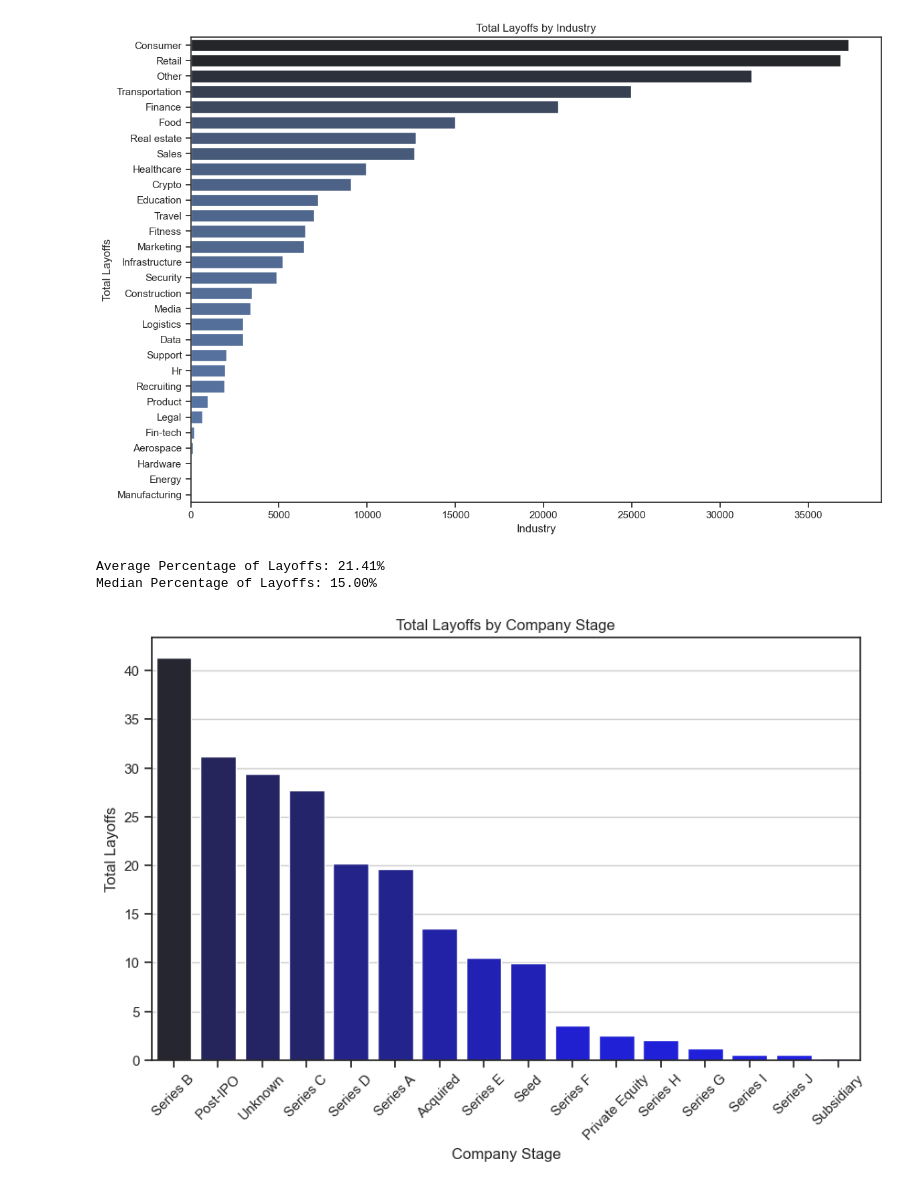
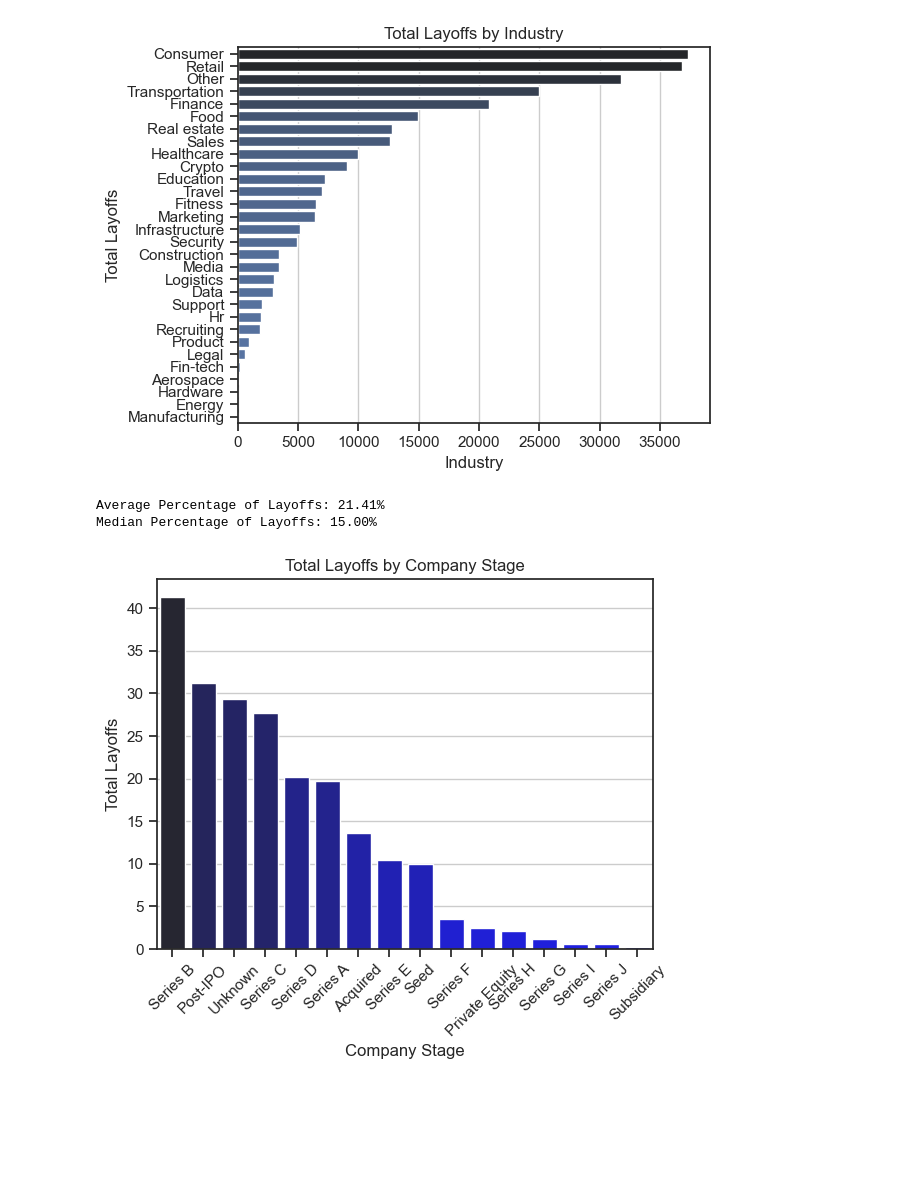
Before and after one commit to jamiefor3/Worldwide_Layoffs_Project, a Jupyter notebook: Layoff_Analysis/1_layoff_an.ipynb, the cells around one changed output. Cells and saved outputs as stored; diff of their text form; code cells hidden in the pictures; blank space fills up the shorter version.

```diff
--- a/Layoff_Analysis/1_layoff_an.ipynb
+++ b/Layoff_Analysis/1_layoff_an.ipynb
@@ -15,16 +15,16 @@ df['date'] = pd.to_datetime(df['date'])
 # %%
 industry_layoffs = df.groupby('industry')['total_laid_off'].sum().sort_values(ascending=False).reset_index()
 
-plt.figure(figsize=(12,8))
 sns.set_theme(style='ticks')
 sns.barplot(data=industry_layoffs, y='industry', x='total_laid_off', hue='total_laid_off', palette='dark:b_r', legend=False)
 plt.title('Total Layoffs by Industry')
 plt.xlabel('Industry')
 plt.ylabel('Total Layoffs')
 plt.tight_layout()
+plt.grid(True, axis='x')
 plt.show()
 # %% [output]
-[figure, old version]
+[figure, new version]
 # %%
 # Calculate the average and median percentage of layoffs
 average_percentage = df['percentage_laid_off'].mean()
@@ -40,7 +40,6 @@ Median Percentage of Layoffs: 15.00%
 stage_layoffs = df.groupby('stage')['percentage_laid_off'].sum().sort_values(ascending=False).reset_index()
 
 # Create a bar plot to visualize the total layoffs by company stage
-plt.figure(figsize=(10, 6))
 sns.barplot(x='stage', y='percentage_laid_off', data=stage_layoffs, hue ='percentage_laid_off', palette='dark:blue_r', legend=False)
 
 # Customize the plot
@@ -51,6 +50,6 @@ plt.xticks(rotation=45)
 plt.grid(True, axis='y')
 plt.show()
 # %% [output]
-[figure, old version]
+[figure, new version]
 # %%
 funds_no_outliers = df[df['funds_raised_millions'] <=120000]
```
Also changed, not shown: parts of 3 cells of this notebook.
